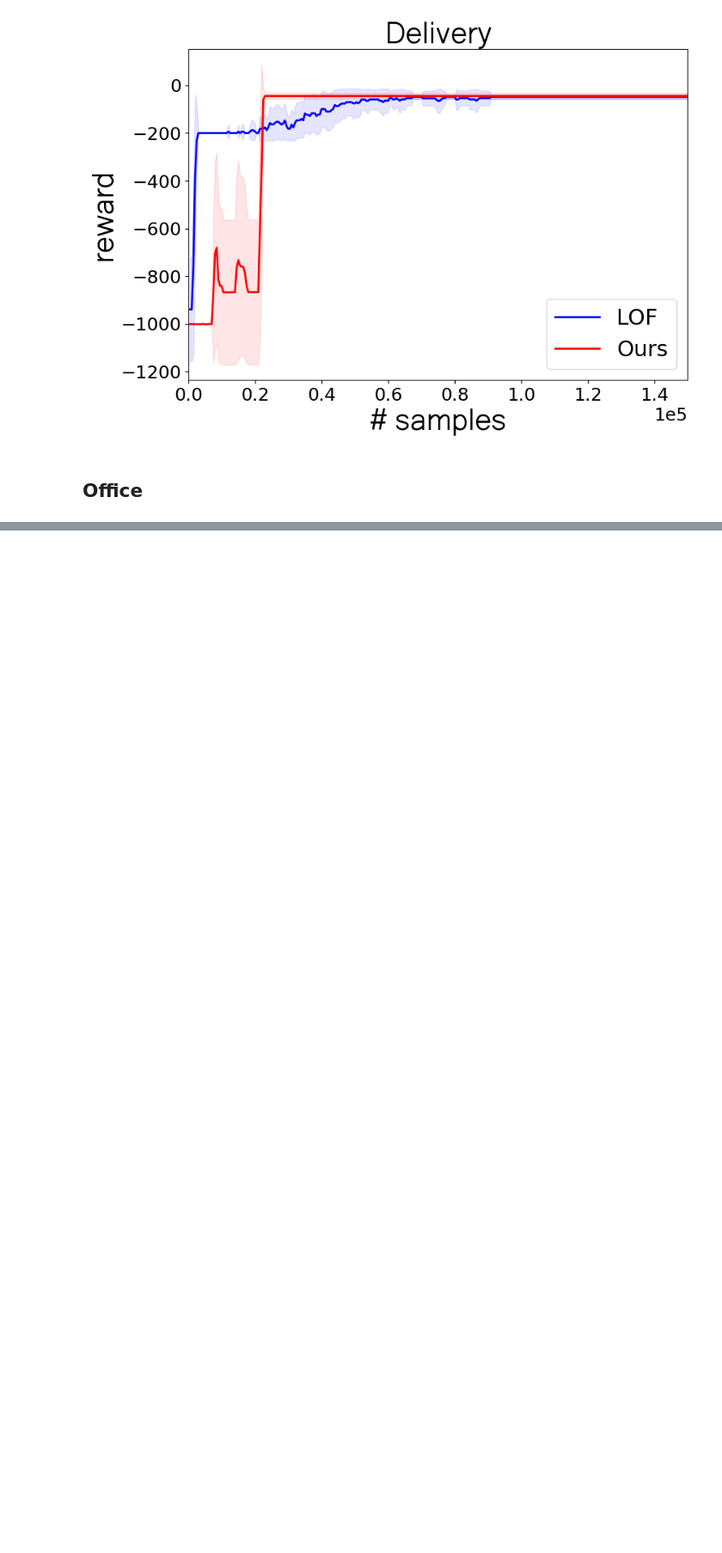
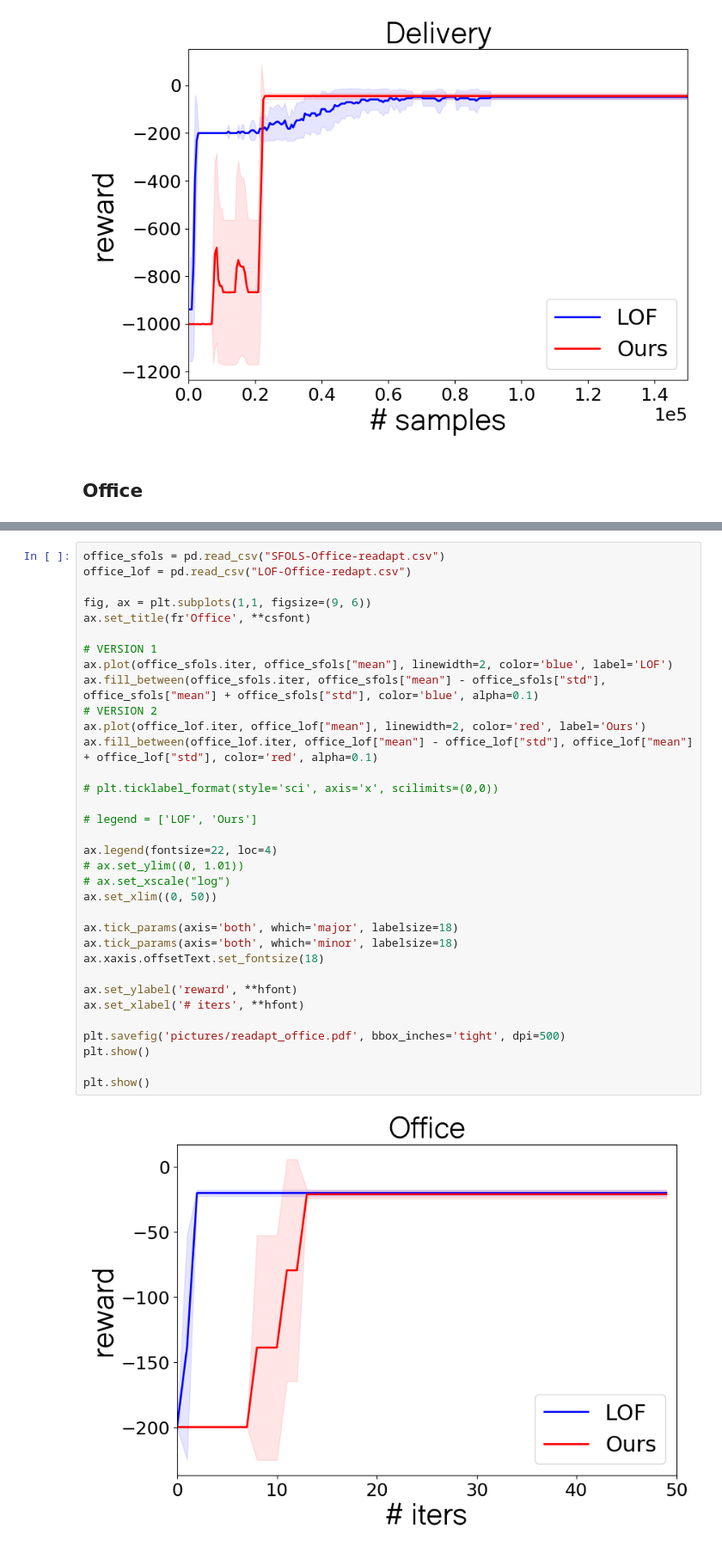
Before and after one commit to timtimtim3/sfols, a Jupyter notebook: Results.ipynb, the cells around one changed output, grey strips where cells are left out. Shown: that part at 86% size. Cells and saved outputs as stored; diff of their text form; blank space fills up the shorter version.

```diff
--- a/Results.ipynb
+++ b/Results.ipynb
@@ -189,0 +254,36 @@ ax.fill_between(sfols_df.step, sfols_df["mean"] - sfols_df["std"], sfols_df["mea
+# %%
+office_sfols = pd.read_csv("SFOLS-Office-readapt.csv")
+office_lof = pd.read_csv("LOF-Office-redapt.csv")
+
+fig, ax = plt.subplots(1,1, figsize=(9, 6))
+ax.set_title(fr'Office', **csfont)
+
+# VERSION 1
+ax.plot(office_sfols.iter, office_sfols["mean"], linewidth=2, color='blue', label='LOF')
+ax.fill_between(office_sfols.iter, office_sfols["mean"] - office_sfols["std"], office_sfols["mean"] + office_sfols["std"], color='blue', alpha=0.1)
+# VERSION 2
+ax.plot(office_lof.iter, office_lof["mean"], linewidth=2, color='red', label='Ours')
+ax.fill_between(office_lof.iter, office_lof["mean"] - office_lof["std"], office_lof["mean"] + office_lof["std"], color='red', alpha=0.1)
+
+# plt.ticklabel_format(style='sci', axis='x', scilimits=(0,0))
+
+# legend = ['LOF', 'Ours']
+
+ax.legend(fontsize=22, loc=4)
+# ax.set_ylim((0, 1.01))
+# ax.set_xscale("log")
+ax.set_xlim((0, 50))
+
+ax.tick_params(axis='both', which='major', labelsize=18)
+ax.tick_params(axis='both', which='minor', labelsize=18)
+ax.xaxis.offsetText.set_fontsize(18)
+
+ax.set_ylabel('reward', **hfont)
+ax.set_xlabel('# iters', **hfont)
+
+plt.savefig('pictures/readapt_office.pdf', bbox_inches='tight', dpi=500)
+plt.show()
+
+plt.show()
+# %% [output]
+[figure, added]
```
Also changed, not shown: parts of 5 cells of this notebook, 20 other files.
